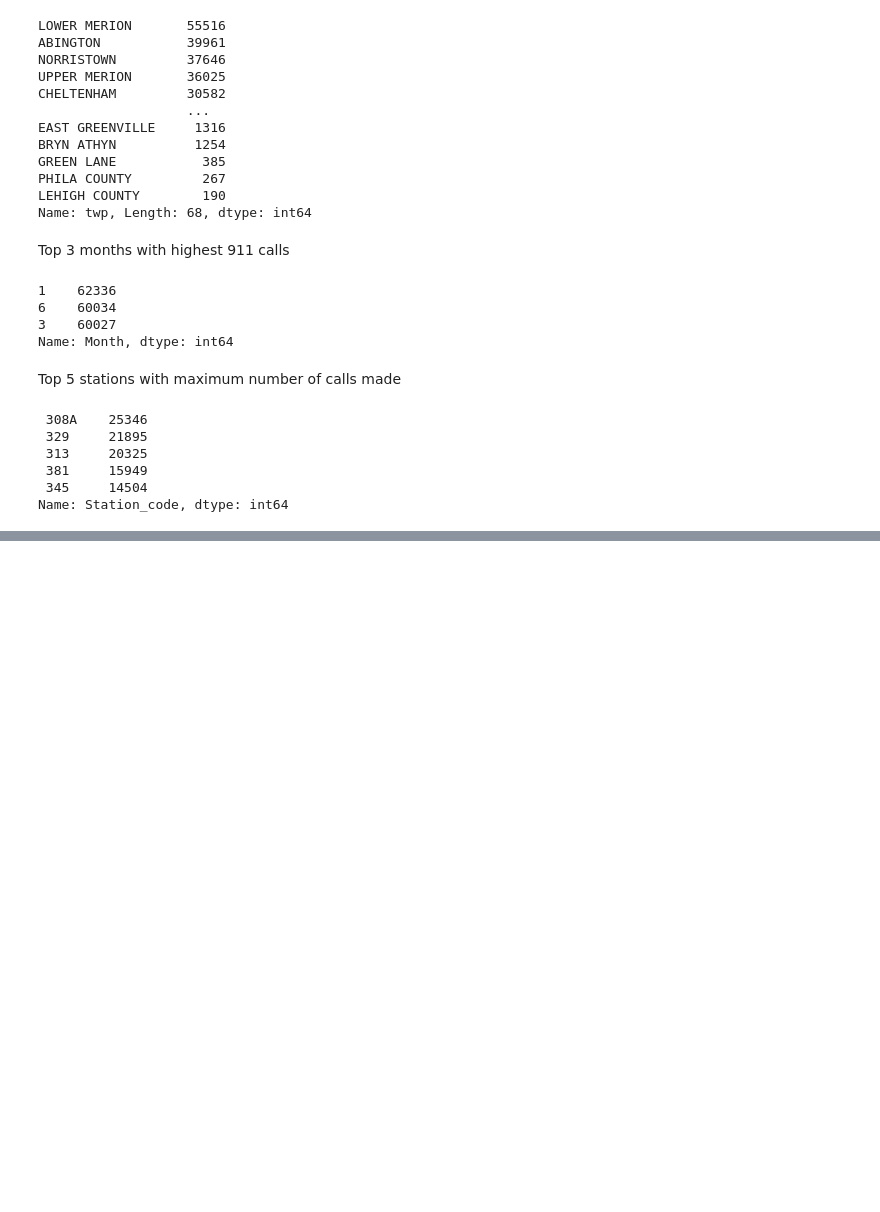
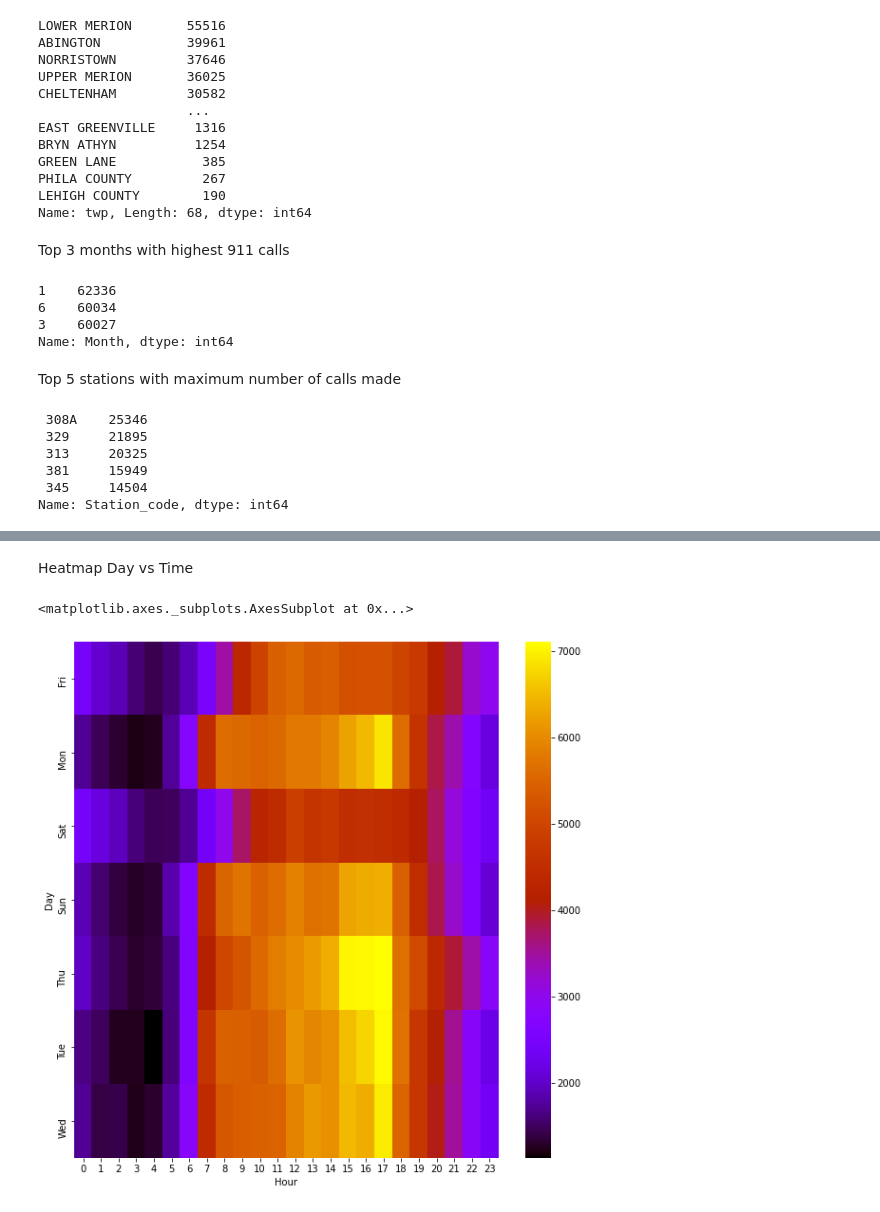
Before and after one commit to Sriram-Sudharsan/911DataAnalytics, a Jupyter notebook: EDA_911.ipynb, the cells around one changed output, grey strips where cells are left out. Drawn from its saved outputs; the diff is of its cells as text; code cells hidden in the pictures; blank space fills up the shorter version.

```diff
--- a/EDA_911.ipynb
+++ b/EDA_911.ipynb
@@ -266,0 +298,10 @@ Name: Station_code, dtype: int64
+# %% [markdown]
+Heatmap
+Day vs Time
+# %%
+Day_hour=df.groupby([df.Day,df.Hour]).count().Category.unstack()
+plt.figure(figsize=(10,10))
+sns.heatmap(Day_hour,linewidth=0.3,linecolor="none",cmap="gnuplot")
+# %% [output]
+<matplotlib.axes._subplots.AxesSubplot at 0x...>
+[figure, added]
```
Also changed, not shown: parts of 12 cells of this notebook.
